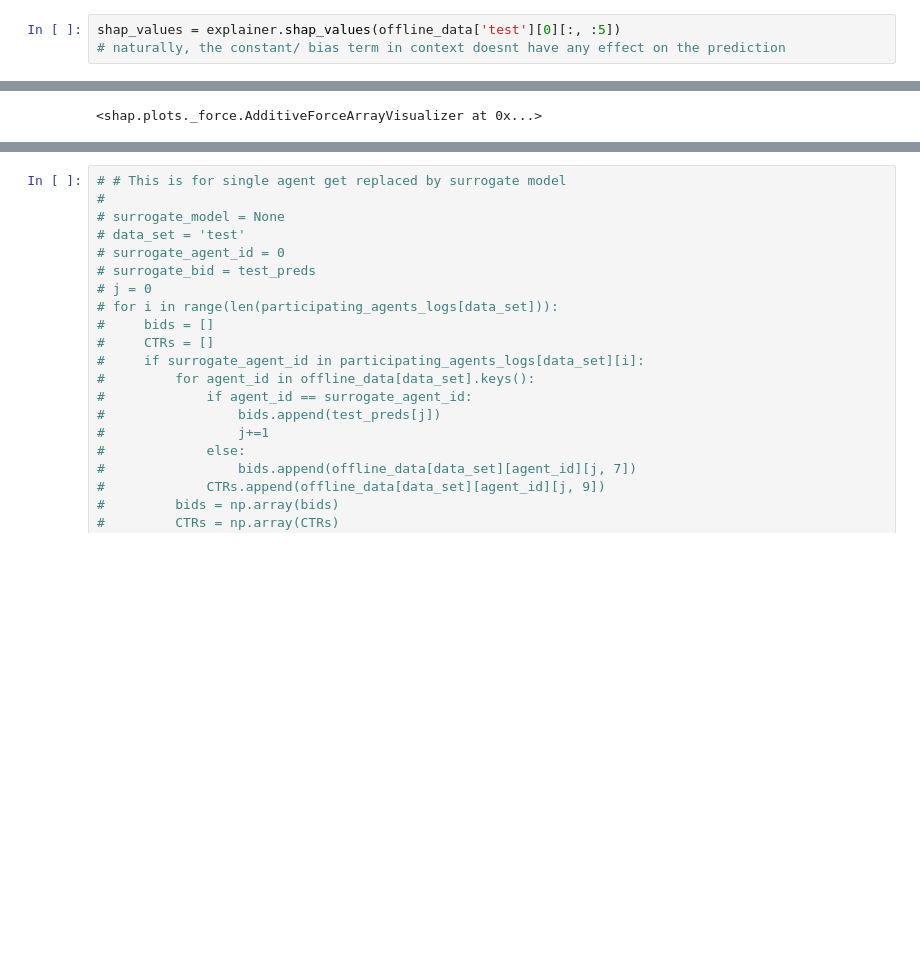
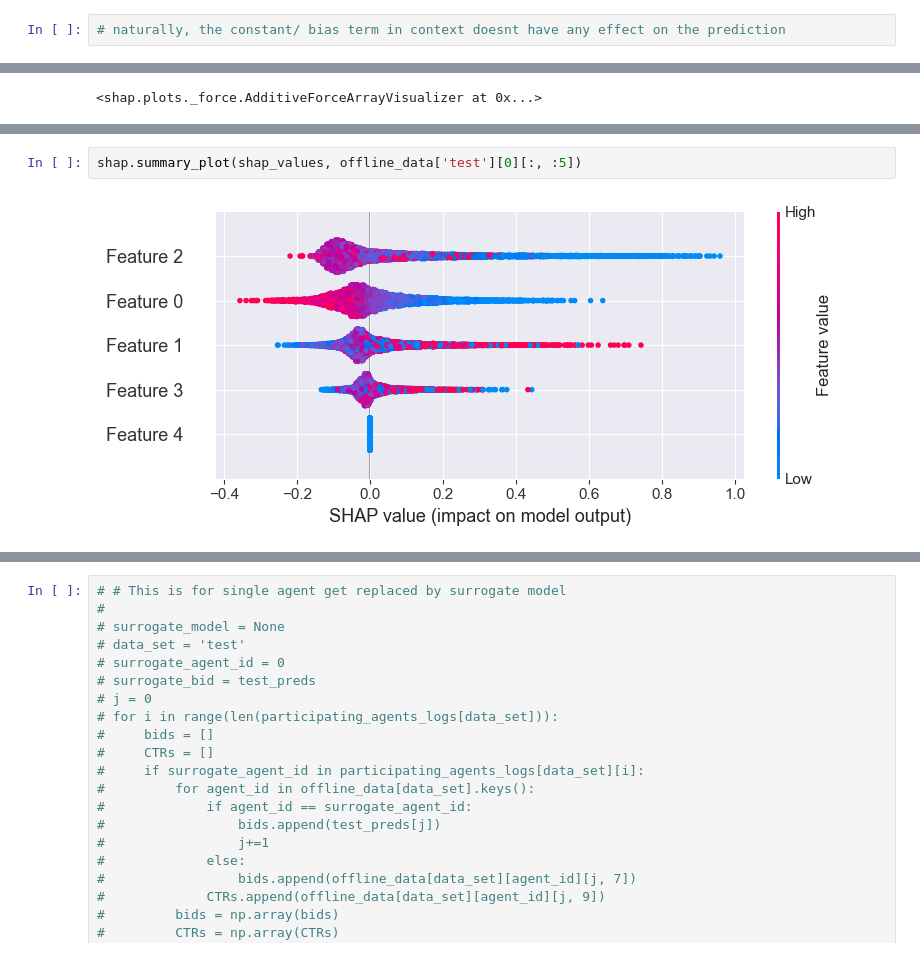
Before and after one commit to keith11119/auction-gym, a Jupyter notebook: src/data_DR_L.ipynb, the cells around one changed output, grey strips where cells are left out. Cells and saved outputs as stored; diff of their text form; blank space fills up the shorter version.

```diff
--- a/src/data_DR_L.ipynb
+++ b/src/data_DR_L.ipynb
@@ -307,3 +454,2 @@ explainer = shap.TreeExplainer(context_bid_estimators[0])
 # %%
-shap_values = explainer.shap_values(offline_data['test'][0][:, :5])
 # naturally, the constant/ bias term in context doesnt have any effect on the prediction
@@ -323,0 +498,4 @@ shap.force_plot(explainer.expected_value, shap_values[:200,:], offline_data['tes
+# %%
+shap.summary_plot(shap_values, offline_data['test'][0][:, :5])
+# %% [output]
+[figure, added]
```
Also changed, not shown: parts of 51 cells of this notebook, 27 other files.
